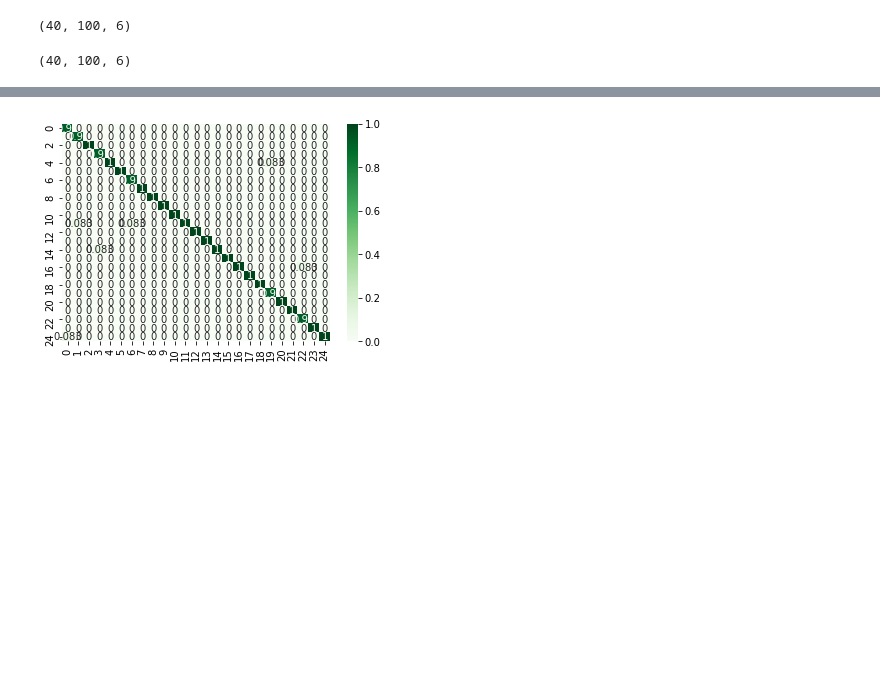
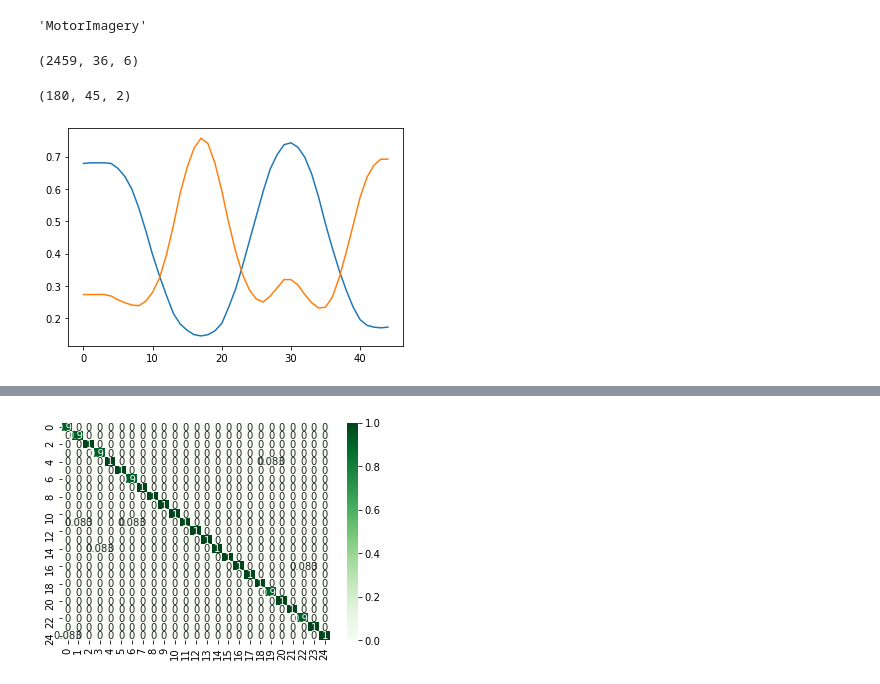
Before and after one commit to crispitagorico/sigkernel, a Jupyter notebook: kNN classifier.ipynb, the cells around one changed output, grey strips where cells are left out. Saved outputs shown, nothing was run; the diff lists cells and outputs as text; code cells hidden in the pictures; blank space fills up the shorter version.

```diff
--- a/kNN classifier.ipynb
+++ b/kNN classifier.ipynb
@@ -8,13 +6,23 @@ ModuleNotFoundError: No module named 'tslearn'
 # %%
 data = UCR_UEA_datasets().list_multivariate_datasets()
+# %%
+k = 19
+data[k]
+# %% [output]
+'MotorImagery'
 # %%
-x_train, y_train, x_test, y_test = UCR_UEA_datasets().load_dataset(data[2])
+x_train, y_train, x_test, y_test = UCR_UEA_datasets().load_dataset(data[k])
 # %%
 x_train.shape
 # %% [output]
-(40, 100, 6)
+(2459, 36, 6)
 # %%
 x_test.shape
 # %% [output]
-(40, 100, 6)
+(180, 45, 2)
+# %%
+plt.plot(x_train[0])
+plt.show()
+# %% [output]
+[figure, added]
 # %%
```
Also changed, not shown: parts of 3 cells of this notebook, 6 other files.
